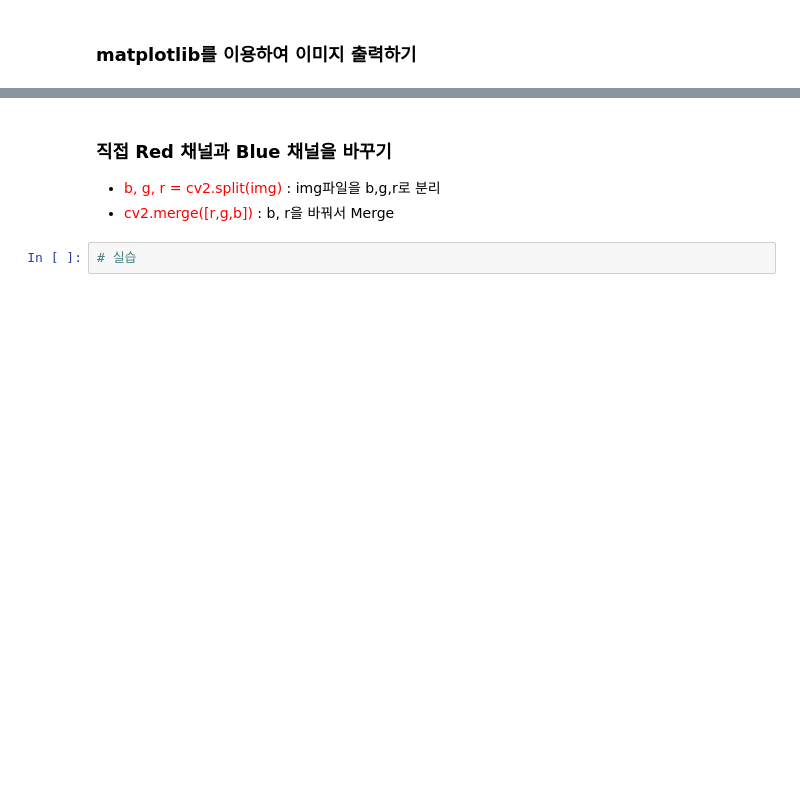
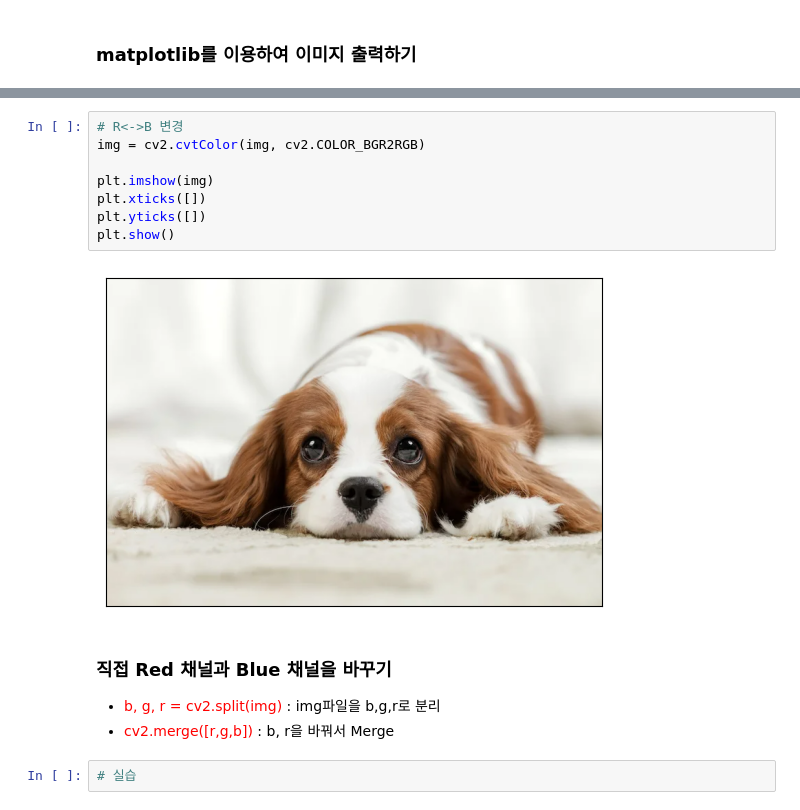
Before and after one commit to rimgosu/OpenCV, a Jupyter notebook: OpenCV_001_이미지로드및저장-배포용.ipynb, the cells around one changed output, grey strips where cells are left out. Drawn from its saved outputs; the diff is of its cells as text; blank space fills up the shorter version.

```diff
--- a/OpenCV_001_이미지로드및저장-배포용.ipynb
+++ b/OpenCV_001_이미지로드및저장-배포용.ipynb
@@ -168,3 +185,13 @@ Mounted at /content/drive
+# %%
+# R<->B 변경
+img = cv2.cvtColor(img, cv2.COLOR_BGR2RGB)
+
+plt.imshow(img)
+plt.xticks([])
+plt.yticks([])
+plt.show()
+# %% [output]
+[figure, added]
 # %% [markdown]
 ### 직접 Red 채널과 Blue 채널을 바꾸기
 
```
Also changed, not shown: parts of 12 cells of this notebook, 6 other files.
